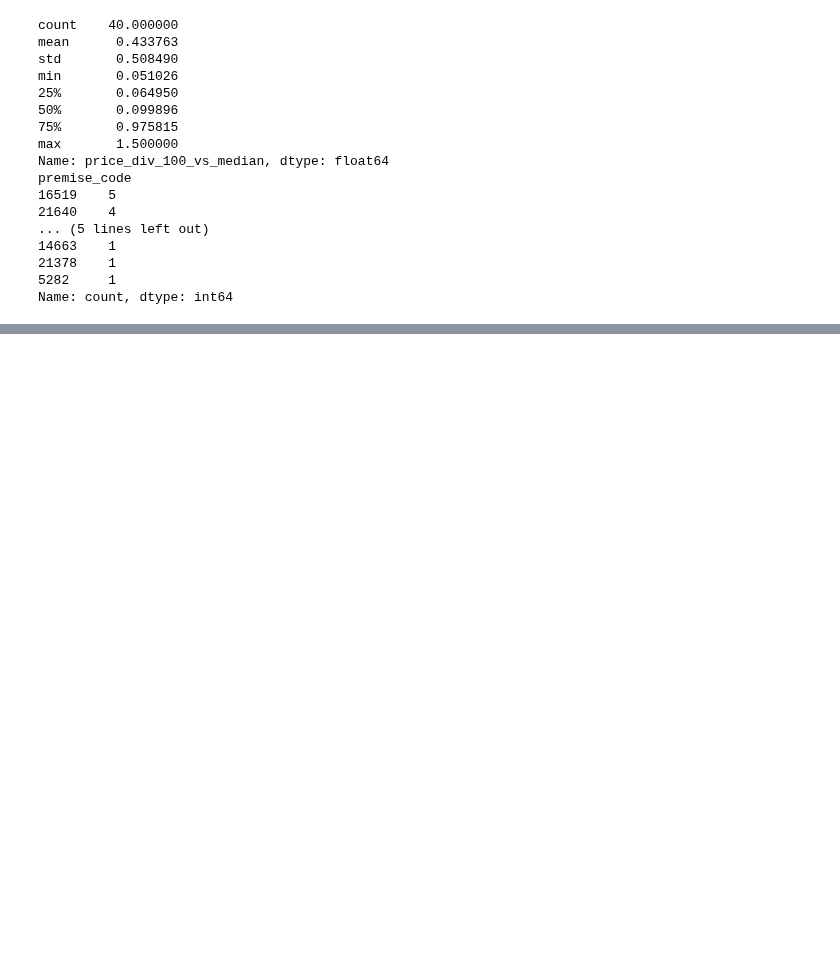
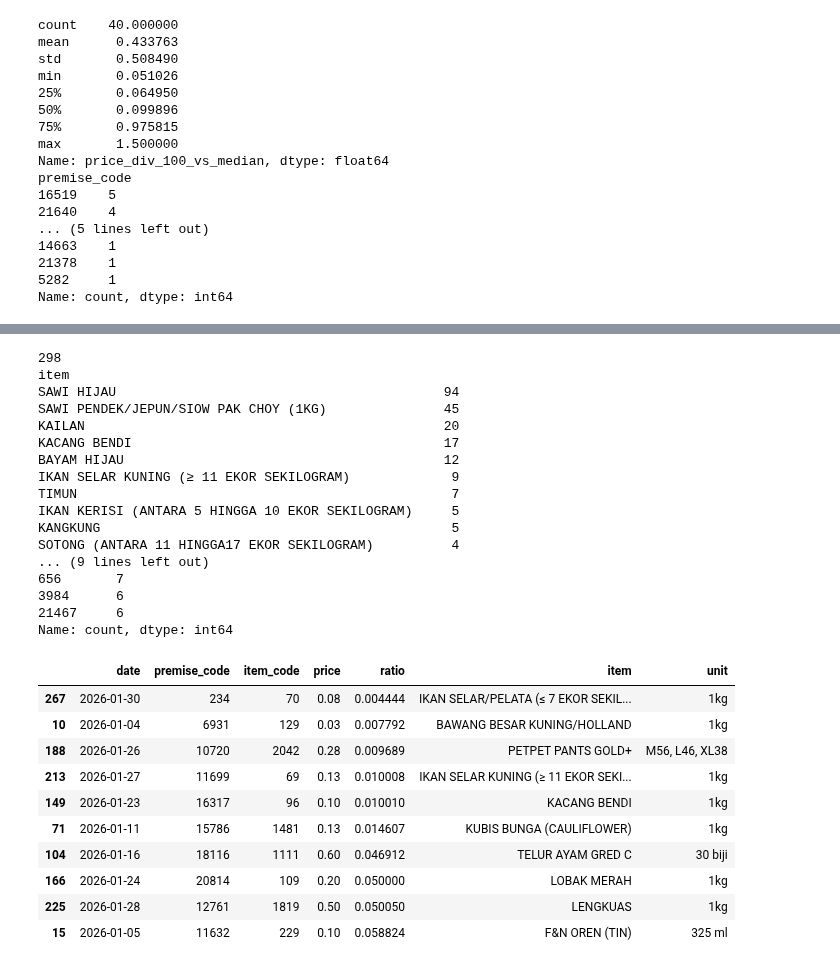
Before and after one commit to khairulikhwan-git/malaysia-staple-prices, a Jupyter notebook: notebooks/01_explore.ipynb, the cells around one changed output, grey strips where cells are left out. Drawn from its saved outputs; the diff is of its cells as text; code cells hidden in the pictures; blank space fills up the shorter version.

```diff
--- a/notebooks/01_explore.ipynb
+++ b/notebooks/01_explore.ipynb
@@ -201,0 +270,38 @@ Name: count, dtype: int64
+# %%
+df = pd.read_parquet(raw / "pricecatcher_2026-01.parquet")
+df["ratio"] = df["price"] / df.groupby("item_code")["price"].transform("median")
+low = df[df["ratio"] < 0.2].merge(item[["item_code", "item", "unit"]], on="item_code", how="left")
+
+print(len(low))
+print(low["item"].value_counts(dropna=False).head(10))
+print(low["premise_code"].value_counts().head(10))
+display(low.sort_values("ratio").head(10))
+# %% [output]
+298
+item
+SAWI HIJAU                                          94
+SAWI PENDEK/JEPUN/SIOW PAK CHOY (1KG)               45
+KAILAN                                              20
+KACANG BENDI                                        17
+BAYAM HIJAU                                         12
+IKAN SELAR KUNING (≥ 11 EKOR SEKILOGRAM)             9
+TIMUN                                                7
+IKAN KERISI (ANTARA 5 HINGGA 10 EKOR SEKILOGRAM)     5
+KANGKUNG                                             5
+SOTONG (ANTARA 11 HINGGA17 EKOR SEKILOGRAM)          4
+... (9 lines left out)
+656       7
+3984      6
+21467     6
+Name: count, dtype: int64
+|  | date | premise_code | item_code | price | ratio | item | unit |
+| 267 | 2026-01-30 | 234 | 70 | 0.08 | 0.004444 | IKAN SELAR/PELATA (≤ 7 EKOR SEKIL... | 1kg |
+| 10 | 2026-01-04 | 6931 | 129 | 0.03 | 0.007792 | BAWANG BESAR KUNING/HOLLAND | 1kg |
+| 188 | 2026-01-26 | 10720 | 2042 | 0.28 | 0.009689 | PETPET PANTS GOLD+ | M56, L46, XL38 |
+| 213 | 2026-01-27 | 11699 | 69 | 0.13 | 0.010008 | IKAN SELAR KUNING (≥ 11 EKOR SEKI... | 1kg |
+| 149 | 2026-01-23 | 16317 | 96 | 0.10 | 0.010010 | KACANG BENDI | 1kg |
+| 71 | 2026-01-11 | 15786 | 1481 | 0.13 | 0.014607 | KUBIS BUNGA (CAULIFLOWER) | 1kg |
+| 104 | 2026-01-16 | 18116 | 1111 | 0.60 | 0.046912 | TELUR AYAM GRED C | 30 biji |
+| 166 | 2026-01-24 | 20814 | 109 | 0.20 | 0.050000 | LOBAK MERAH | 1kg |
+| 225 | 2026-01-28 | 12761 | 1819 | 0.50 | 0.050050 | LENGKUAS | 1kg |
+| 15 | 2026-01-05 | 11632 | 229 | 0.10 | 0.058824 | F&N OREN (TIN) | 325 ml |
```
Also changed, not shown: parts of 1 cell of this notebook.
